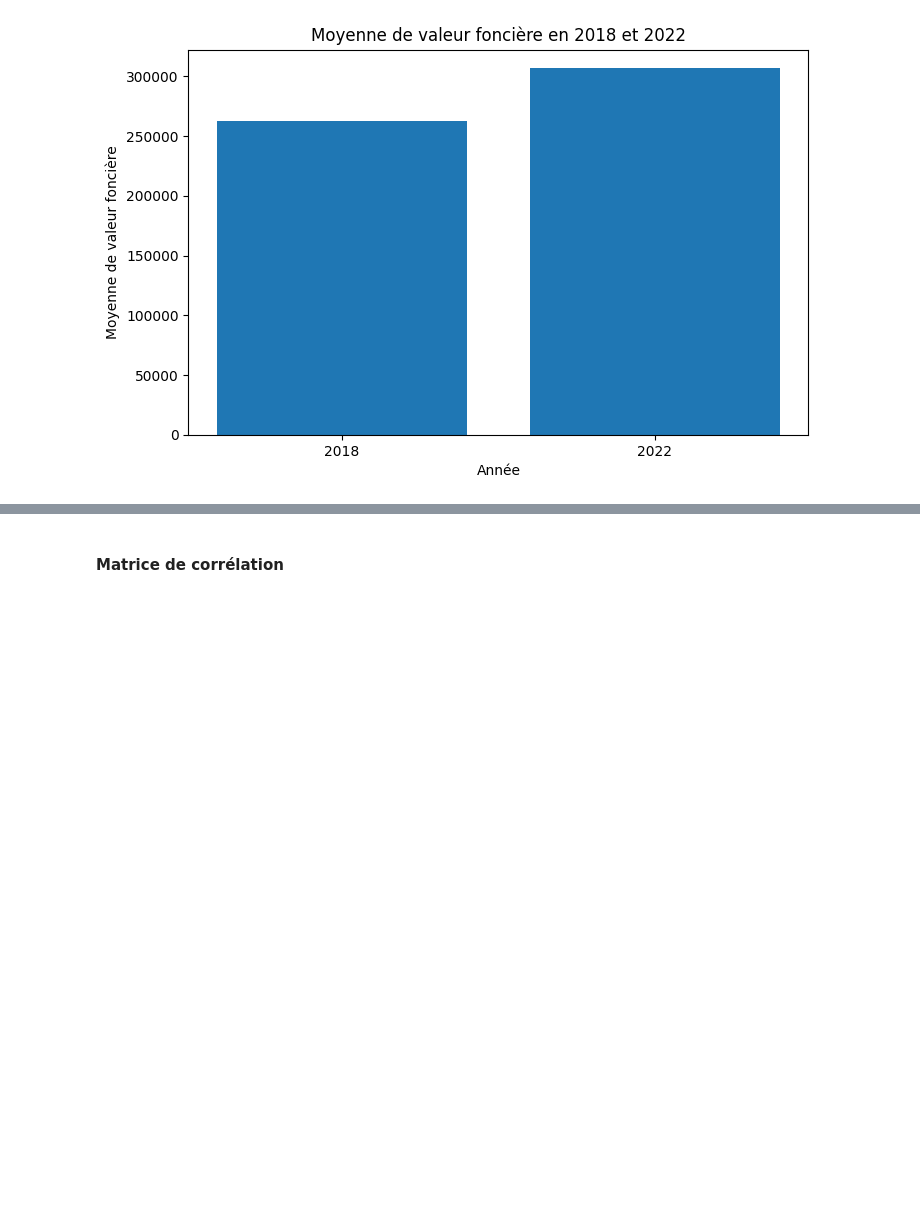
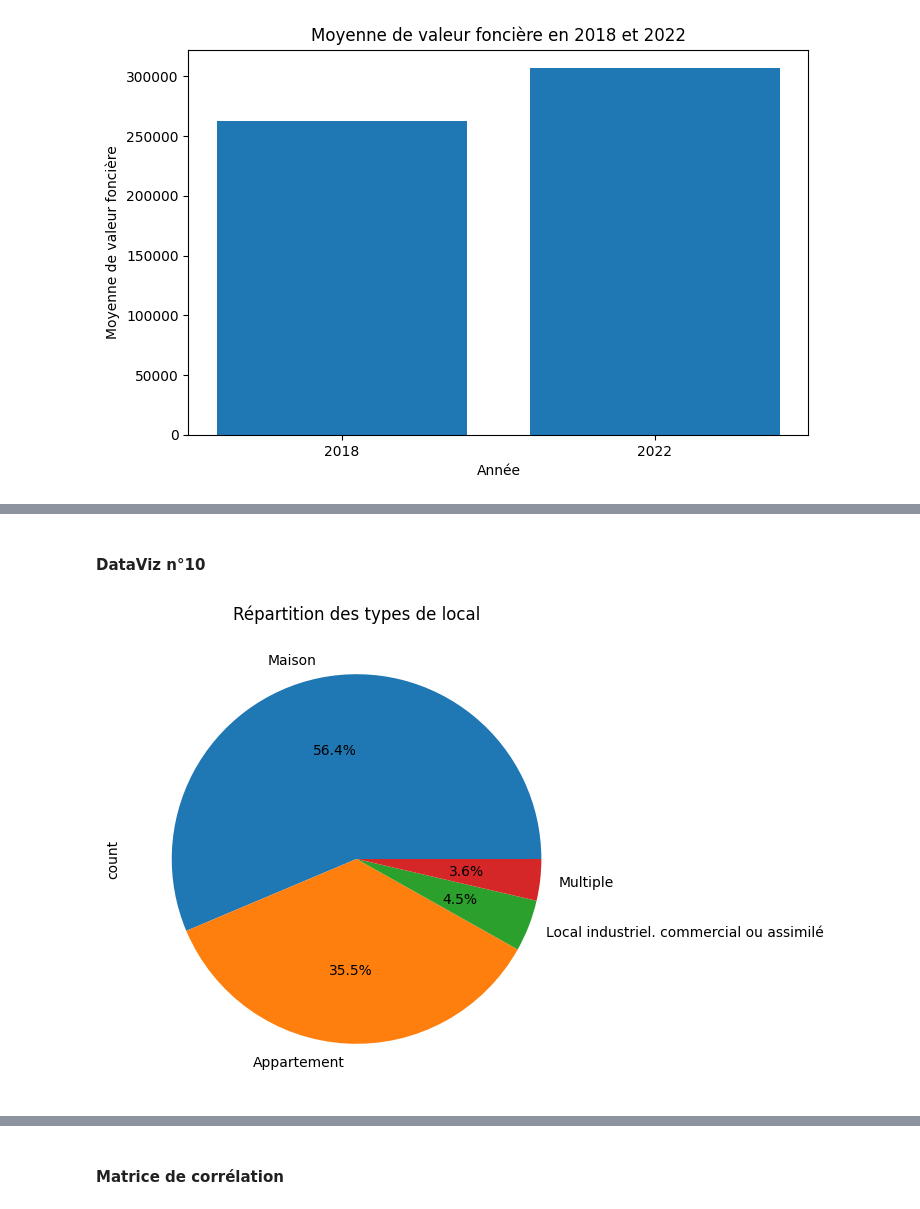
Before and after one commit to wandrilledioubate/Projet-DVF, a Jupyter notebook: projet.ipynb, the cells around one changed output, grey strips where cells are left out. Drawn from its saved outputs; the diff is of its cells as text; code cells hidden in the pictures; blank space fills up the shorter version.

```diff
--- a/projet.ipynb
+++ b/projet.ipynb
@@ -481,0 +518,10 @@ fig.show()
+# %% [markdown]
+#### DataViz n°10
+# %%
+type_local_counts = df_2022['type_local'].value_counts()
+plt.figure(figsize=(6, 6))
+type_local_counts.plot(kind='pie', autopct='%1.1f%%')
+plt.title('Répartition des types de local')
+plt.show()
+# %% [output]
+[figure, added]
```
Also changed, not shown: parts of 41 cells of this notebook.
